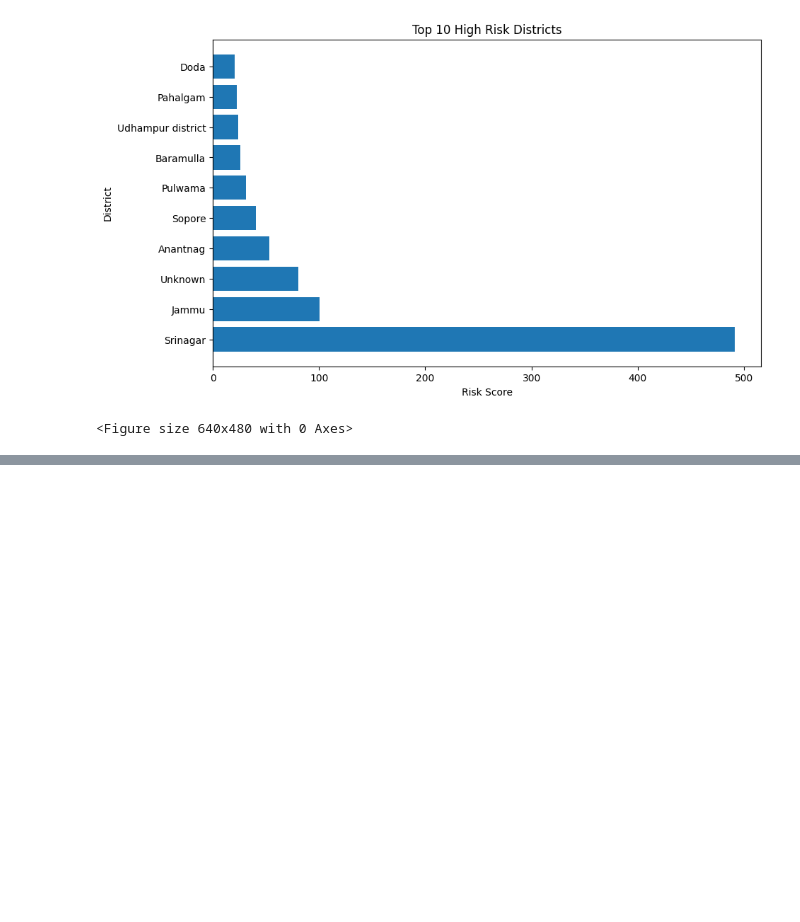
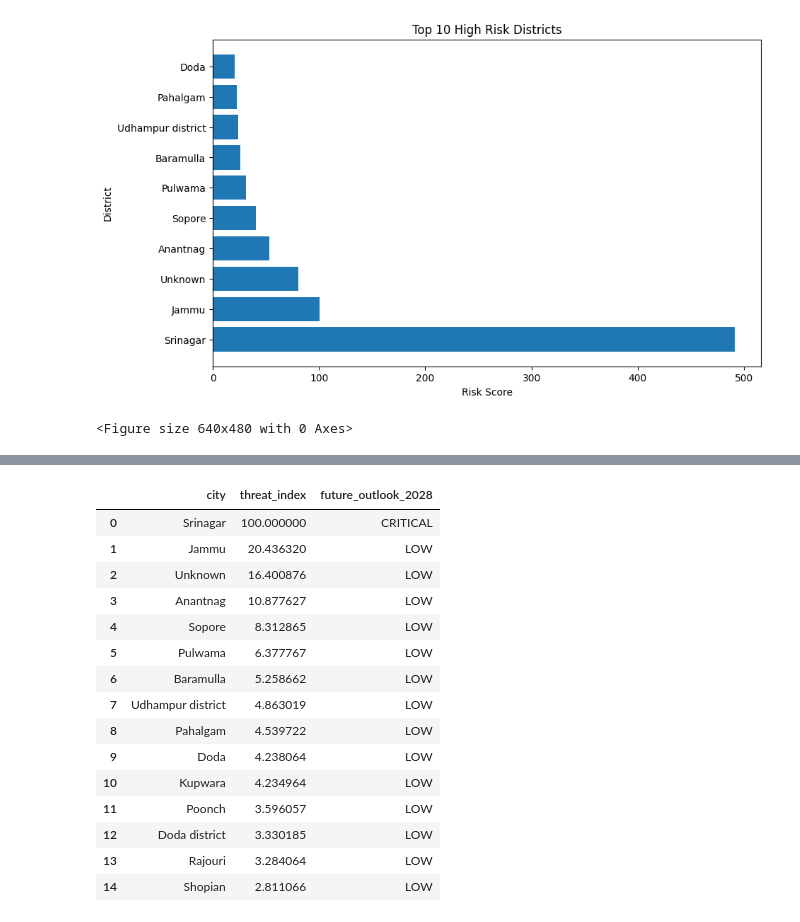
Before and after one commit to aajbelga/TRINETRA, a Jupyter notebook: notebooks/data_cleaning.ipynb, the cells around one changed output, grey strips where cells are left out. Cells and saved outputs as stored; diff of their text form; code cells hidden in the pictures; blank space fills up the shorter version.

```diff
--- a/notebooks/data_cleaning.ipynb
+++ b/notebooks/data_cleaning.ipynb
@@ -1646,0 +1837,8 @@ plt.savefig(
+# %%
+import pandas as pd
+
+district_risk = pd.read_csv(
+    r"D:\GeoShield-Kashmir\data\processed\district_risk.csv"
+)
+
+district_risk.head()
@@ -1646,0 +1852,10 @@ plt.savefig(
+# %%
+district_risk['threat_index'] = (
+    district_risk['risk_score']
+    /
+    district_risk['risk_score'].max()
+) * 100
+
+district_risk[
+    ['city','risk_score','threat_index']
+].head(10)
@@ -1646,0 +1899,40 @@ plt.savefig(
+# %%
+def future_outlook(score):
+
+    if score >= 75:
+        return "CRITICAL"
+
+    elif score >= 50:
+        return "HIGH"
+
+    elif score >= 25:
+        return "ELEVATED"
+
+    else:
+        return "LOW"
+
+
+district_risk['future_outlook_2028'] = district_risk[
+    'threat_index'
+].apply(future_outlook)
+
+district_risk[
+    ['city','threat_index','future_outlook_2028']
+].head(15)
+# %% [output]
+|  | city | threat_index | future_outlook_2028 |
+| 0 | Srinagar | 100.000000 | CRITICAL |
+| 1 | Jammu | 20.436320 | LOW |
+| 2 | Unknown | 16.400876 | LOW |
+| 3 | Anantnag | 10.877627 | LOW |
+| 4 | Sopore | 8.312865 | LOW |
+| 5 | Pulwama | 6.377767 | LOW |
+| 6 | Baramulla | 5.258662 | LOW |
+| 7 | Udhampur district | 4.863019 | LOW |
+| 8 | Pahalgam | 4.539722 | LOW |
+| 9 | Doda | 4.238064 | LOW |
+| 10 | Kupwara | 4.234964 | LOW |
+| 11 | Poonch | 3.596057 | LOW |
+| 12 | Doda district | 3.330185 | LOW |
+| 13 | Rajouri | 3.284064 | LOW |
+| 14 | Shopian | 2.811066 | LOW |
```
Also changed, not shown: parts of 18 cells of this notebook, 1 other file.
